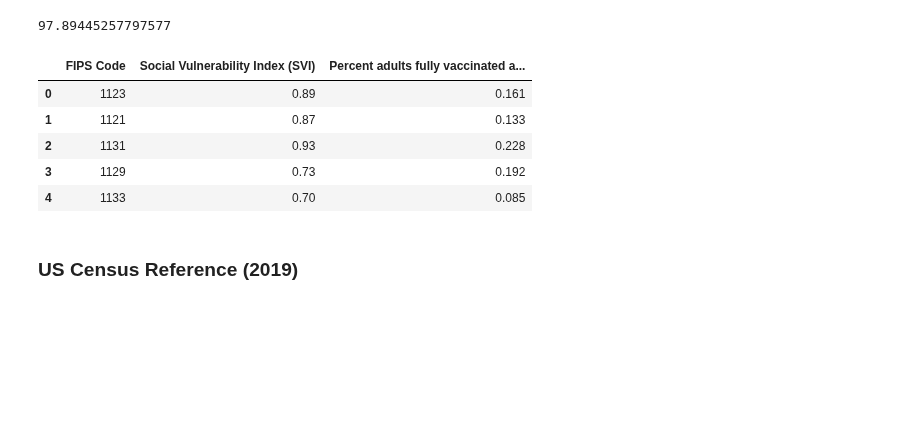
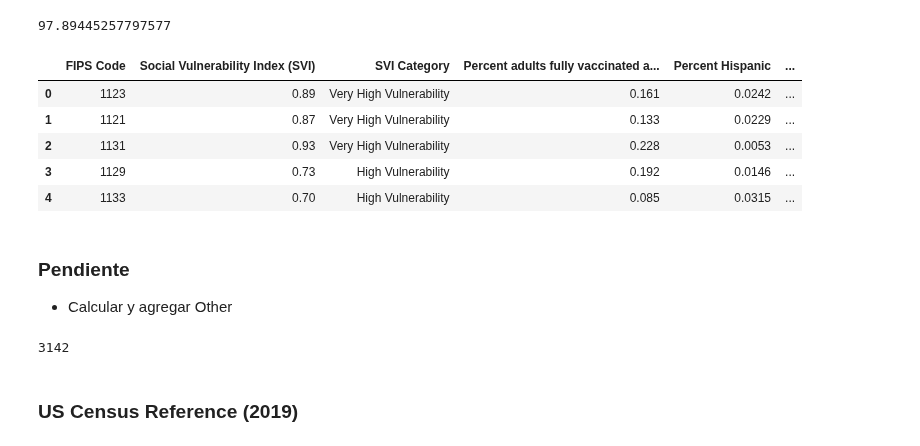
Before and after one commit to mgeffroy/P1-US-COVID-19-Vaccination-Campaign, a Jupyter notebook: P1_Data_Architecture.ipynb, the cells around one changed output. Drawn from its saved outputs; the diff is of its cells as text; code cells hidden in the pictures; blank space fills up the shorter version.

```diff
--- a/P1_Data_Architecture.ipynb
+++ b/P1_Data_Architecture.ipynb
@@ -27,19 +27,33 @@ hesitancy_df.iloc[:,10:16].sum(axis=1).mean()*100
 # %%
 columns = [
     "FIPS Code",
     "Social Vulnerability Index (SVI)",
-    "Percent adults fully vaccinated against COVID-19"
+    "SVI Category",
+    "Percent adults fully vaccinated against COVID-19",
+    "Percent Hispanic",
+    "Percent non-Hispanic American Indian/Alaska Native",
+    "Percent non-Hispanic Asian",
+    "Percent non-Hispanic Black",
+    "Percent non-Hispanic Native Hawaiian/Pacific Islander",
+    "Percent non-Hispanic White"
 ]
 
 vaccination_df = hesitancy_df[columns]
 vaccination_df.head()
 # %% [output]
-|  | FIPS Code | Social Vulnerability Index (SVI) | Percent adults fully vaccinated a... |
-| 0 | 1123 | 0.89 | 0.161 |
-| 1 | 1121 | 0.87 | 0.133 |
-| 2 | 1131 | 0.93 | 0.228 |
-| 3 | 1129 | 0.73 | 0.192 |
-| 4 | 1133 | 0.70 | 0.085 |
+|  | FIPS Code | Social Vulnerability Index (SVI) | SVI Category | Percent adults fully vaccinated a... | Percent Hispanic | ... |
+| 0 | 1123 | 0.89 | Very High Vulnerability | 0.161 | 0.0242 | ... |
+| 1 | 1121 | 0.87 | Very High Vulnerability | 0.133 | 0.0229 | ... |
+| 2 | 1131 | 0.93 | Very High Vulnerability | 0.228 | 0.0053 | ... |
+| 3 | 1129 | 0.73 | High Vulnerability | 0.192 | 0.0146 | ... |
+| 4 | 1133 | 0.70 | High Vulnerability | 0.085 | 0.0315 | ... |
+# %% [markdown]
+### Pendiente
+- Calcular y agregar Other
+# %%
+len(vaccination_df)
+# %% [output]
+3142
 # %% [markdown]
 ### US Census Reference (2019)
 # %%
```
Also changed, not shown: parts of 13 cells of this notebook.
